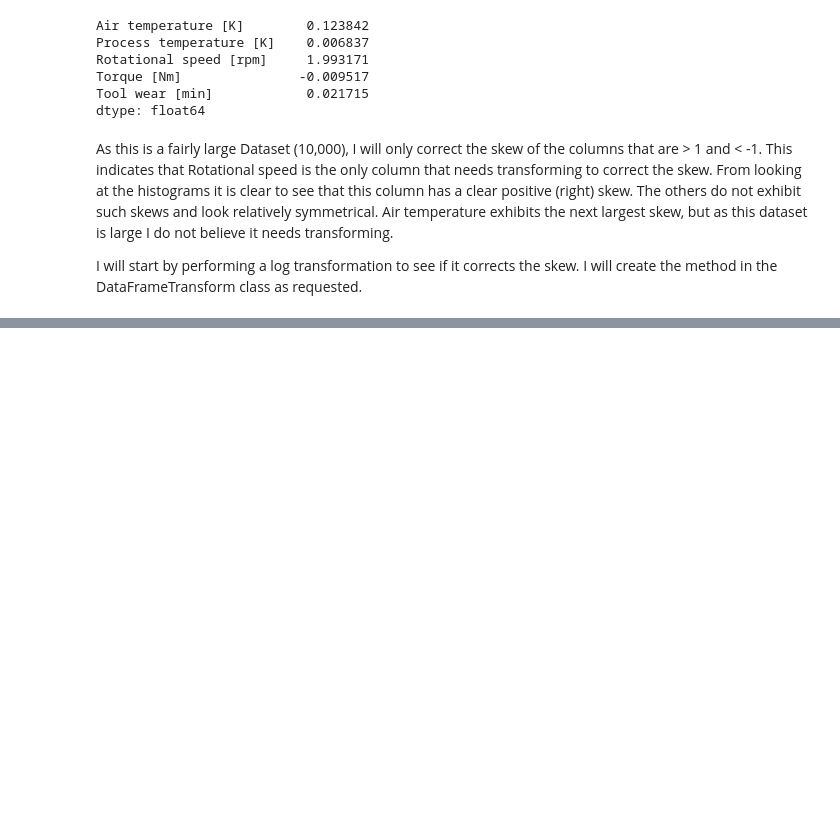
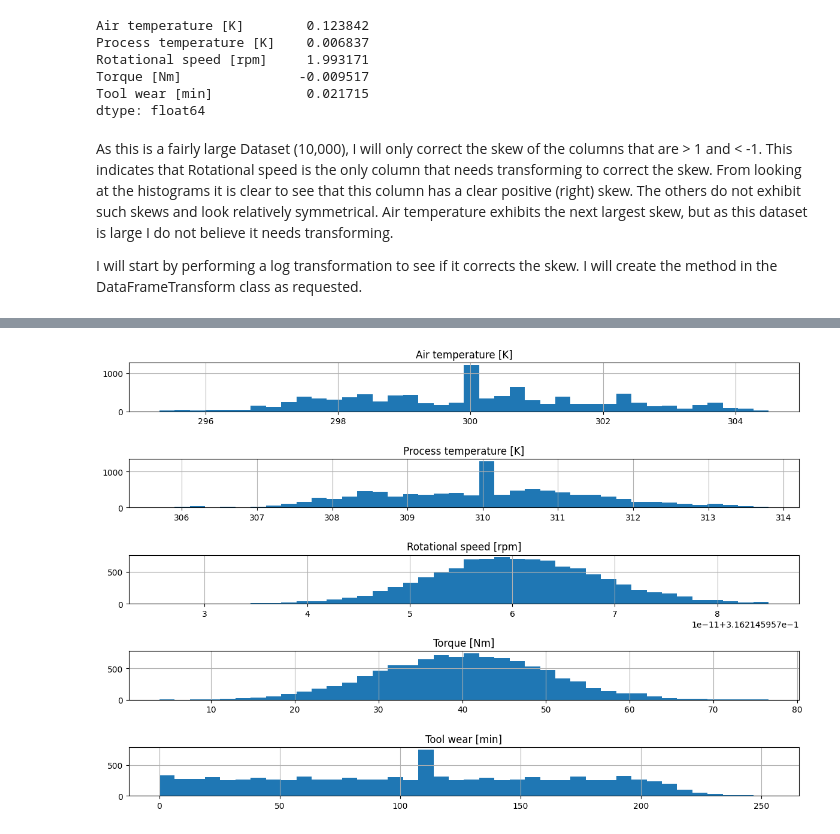
Before and after one commit to JoeWilson24/exploratory-data-analysis---the-manufacturing-process266, a Jupyter notebook: EDA.ipynb, the cells around one changed output, grey strips where cells are left out. Saved outputs shown, nothing was run; the diff lists cells and outputs as text; code cells hidden in the pictures; blank space fills up the shorter version.

```diff
--- a/EDA.ipynb
+++ b/EDA.ipynb
@@ -303,7 +181,9 @@ df_original = df.copy()
 
 Using the plotter class methods for creating histograms and boxplots to check for outliers:
 # %%
-##plotter.hist_plotter()
+plotter.hist_plotter(df_transformed)
 
-##plotter.box_plot_outlier_check()
+plotter.box_plot_outlier_check(df_transformed)
+# %% [output]
+[figure, added]
 # %% [markdown]
```
Also changed, not shown: parts of 32 cells of this notebook, 4 other files.
